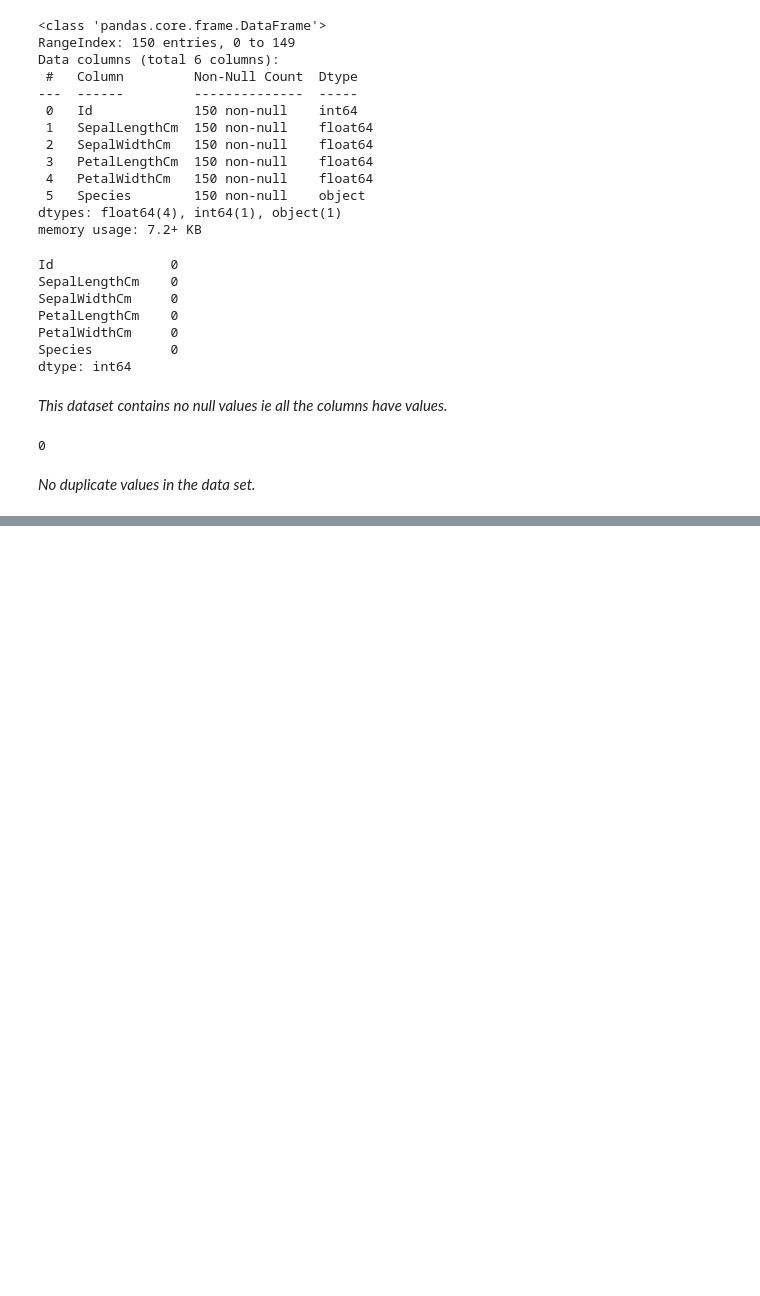
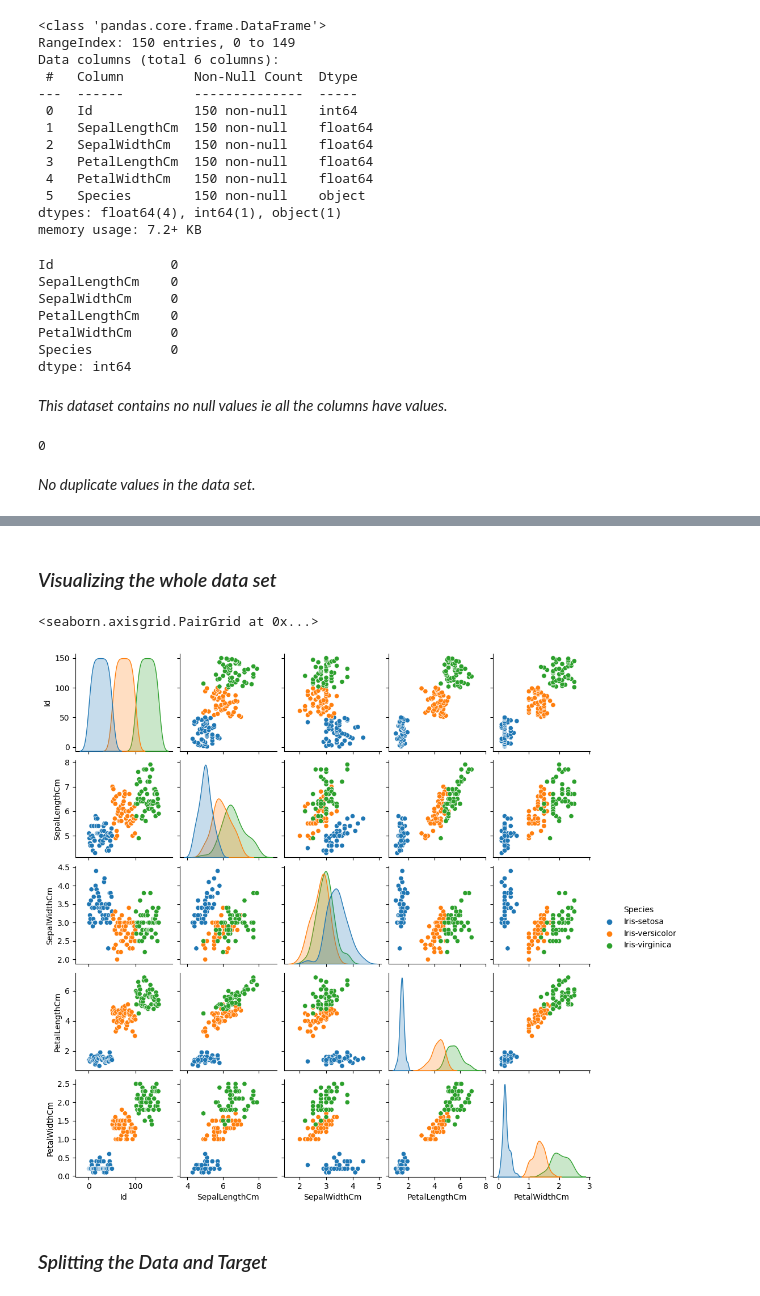
Before and after one commit to Amrit007-droid/OIBSIP-OasisInfobyte, a Jupyter notebook: OIBSIP_TASK_3_IRIS_FLOWER_CLASSIFICATION_.ipynb, the cells around one changed output, grey strips where cells are left out. Saved outputs shown, nothing was run; the diff lists cells and outputs as text; code cells hidden in the pictures; blank space fills up the shorter version.

```diff
--- a/OIBSIP_TASK_3_IRIS_FLOWER_CLASSIFICATION_.ipynb
+++ b/OIBSIP_TASK_3_IRIS_FLOWER_CLASSIFICATION_.ipynb
@@ -132,0 +154,9 @@ flower_df.duplicated().sum()
+# %% [markdown]
+### *Visualizing the whole data set*
+# %%
+sns.pairplot(flower_df, hue = 'Species', height=2)
+# %% [output]
+<seaborn.axisgrid.PairGrid at 0x...>
+[figure, added]
+# %% [markdown]
+### *Splitting the Data and Target*
```
Also changed, not shown: parts of 10 cells of this notebook.
